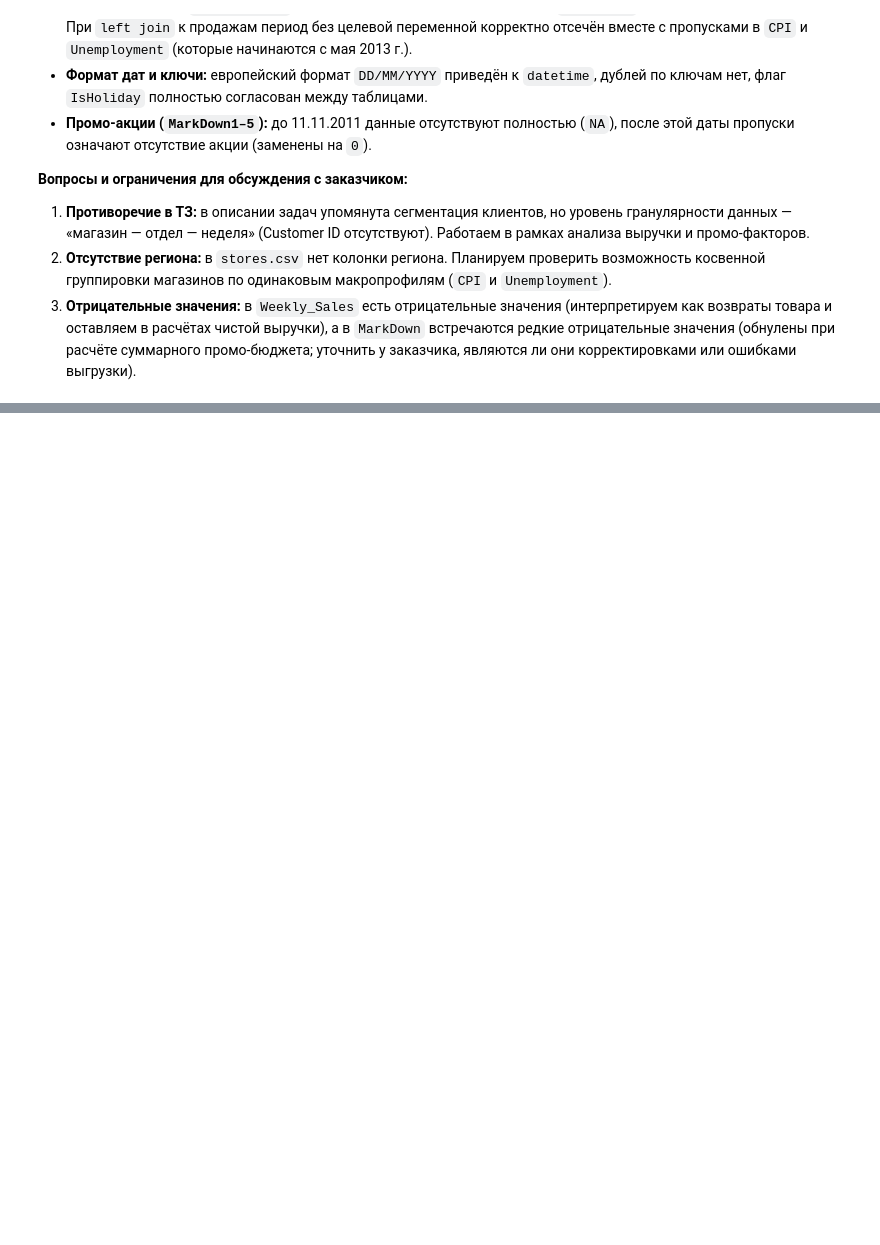
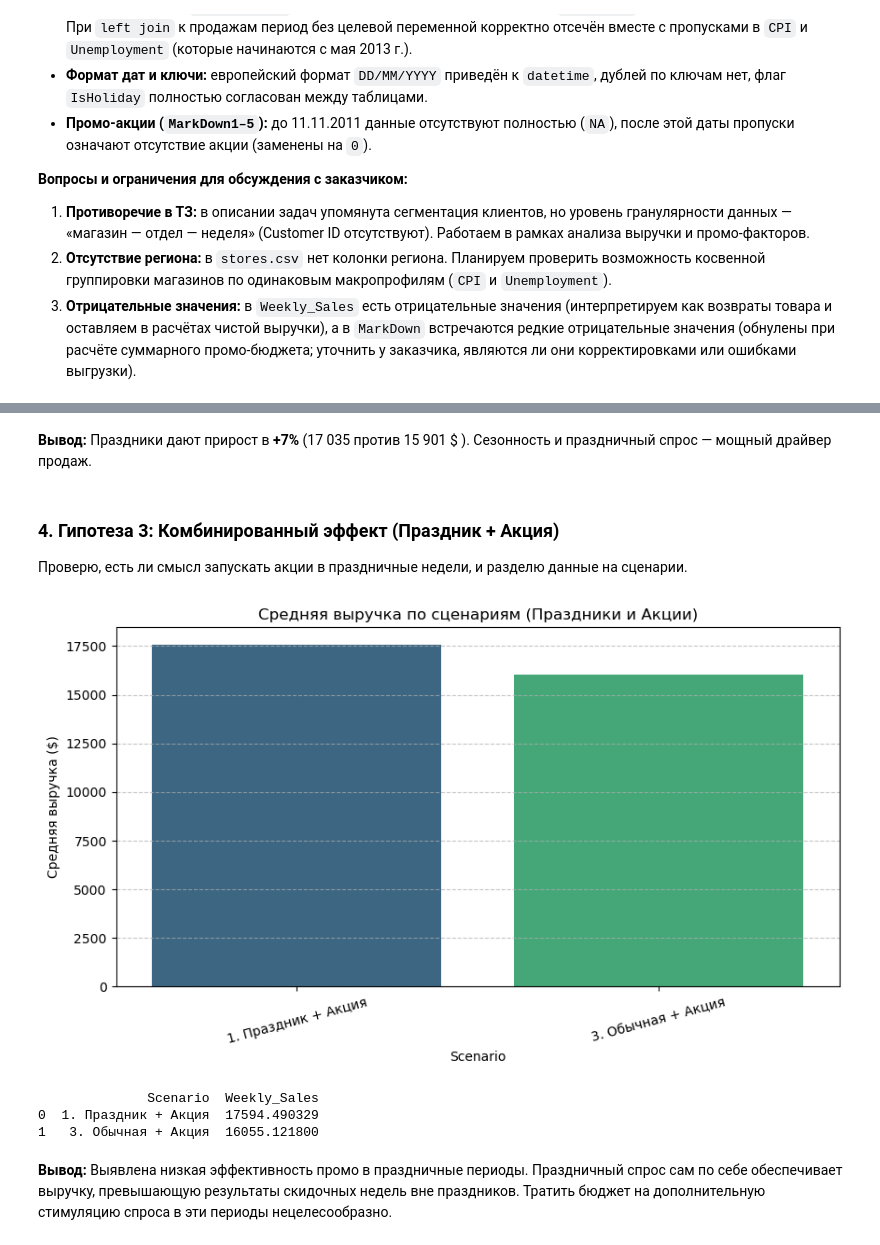
Before and after one commit to lamahr/Store_Data_Audit, a Jupyter notebook: notebooks/01_data_audit.ipynb, the cells around one changed output, grey strips where cells are left out. Saved outputs shown, nothing was run; the diff lists cells and outputs as text; code cells hidden in the pictures; blank space fills up the shorter version.

```diff
--- a/notebooks/01_data_audit.ipynb
+++ b/notebooks/01_data_audit.ipynb
@@ -178,0 +267,44 @@ display(df.head(5))
+# %% [markdown]
+**Вывод:** Праздники дают прирост в **+7%** (17 035 против 15 901 $ ). Сезонность и праздничный спрос — мощный драйвер продаж.
+# %% [markdown]
+### 4. Гипотеза 3: Комбинированный эффект (Праздник + Акция)
+Проверю, есть ли смысл запускать акции в праздничные недели, и разделю данные на сценарии.
+# %%
+import numpy as np
+
+# Берем период, когда были акции
+df_hp = df[df['Date'] >= '2011-11-11'].copy()
+
+# Определяем, была ли акция
+df_hp['Has_Promo'] = (df_hp[md_cols].sum(axis=1) > 0)
+
+# Создаем сценарии
+conditions = [
+    (df_hp['IsHoliday'] & df_hp['Has_Promo']),
+    (df_hp['IsHoliday'] & ~df_hp['Has_Promo']),
+    (~df_hp['IsHoliday'] & df_hp['Has_Promo']),
+    (~df_hp['IsHoliday'] & ~df_hp['Has_Promo'])
+]
+choices = ['1. Праздник + Акция', '2. Праздник без Акции', '3. Обычная + Акция', '4. Обычная без Акции']
+df_hp['Scenario'] = np.select(conditions, choices, default='Другое')
+
+# Считаем и сортируем
+scenario_effect = df_hp.groupby('Scenario')['Weekly_Sales'].mean().reset_index().sort_values('Weekly_Sales', ascending=False)
+
+# Строим график
+plt.figure(figsize=(10, 5))
+sns.barplot(data=scenario_effect, x='Scenario', y='Weekly_Sales', hue='Scenario', palette='viridis', legend=False)
+plt.title('Средняя выручка по сценариям (Праздники и Акции)')
+plt.xticks(rotation=15)
+plt.ylabel('Средняя выручка ($)')
+plt.grid(axis='y', linestyle='--', alpha=0.7)
+plt.show()
+
+print(scenario_effect)
+# %% [output]
+[figure, added]
+              Scenario  Weekly_Sales
+0  1. Праздник + Акция  17594.490329
+1   3. Обычная + Акция  16055.121800
+# %% [markdown]
+**Вывод:** Выявлена низкая эффективность промо в праздничные периоды. Праздничный спрос сам по себе обеспечивает выручку, превышающую результаты скидочных недель вне праздников. Тратить бюджет на дополнительную стимуляцию спроса в эти периоды нецелесообразно.
```
Also changed, not shown: parts of 11 cells of this notebook.
